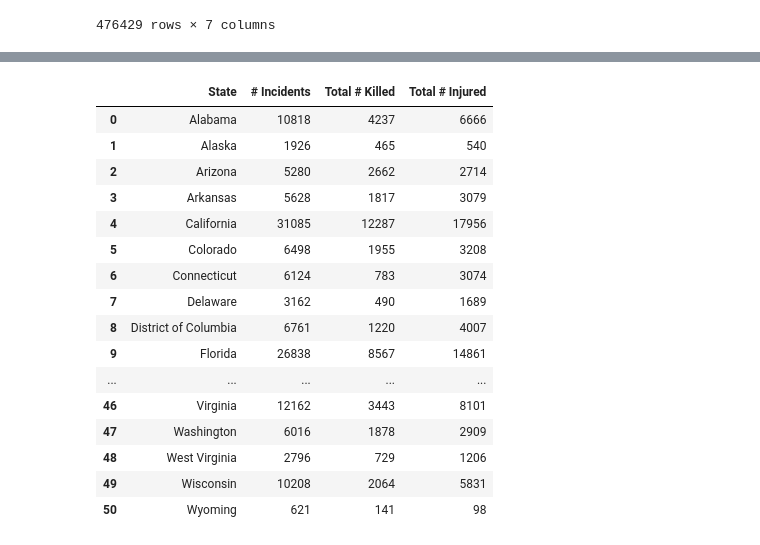
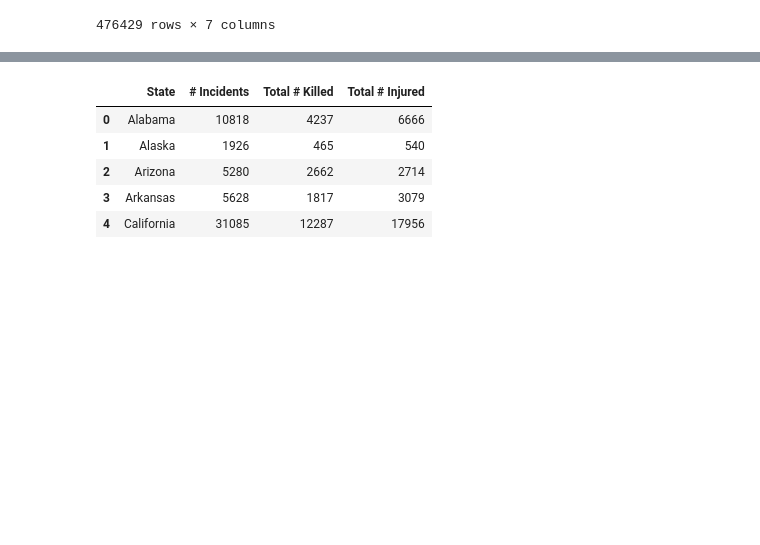
Before and after one commit to Reid04278/group-one-project1, a Jupyter notebook: Project_one_anika.ipynb, the cells around one changed output, grey strips where cells are left out. Cells and saved outputs as stored; diff of their text form; code cells hidden in the pictures; blank space fills up the shorter version.

```diff
--- a/Project_one_anika.ipynb
+++ b/Project_one_anika.ipynb
@@ -172,26 +190,15 @@ total_num_injured_per_state = combined_incidents_df.groupby(['State']).sum()["#
 # %%
 state_count_all_incidents["Total # Killed"]=total_num_killed_per_state
 state_count_all_incidents["Total # Injured"] = total_num_injured_per_state
 state_count_all_incidents = state_count_all_incidents.reset_index()
-state_count_all_incidents
+state_count_all_incidents.head()
 # %% [output]
 |  | State | # Incidents | Total # Killed | Total # Injured |
 | 0 | Alabama | 10818 | 4237 | 6666 |
 | 1 | Alaska | 1926 | 465 | 540 |
 | 2 | Arizona | 5280 | 2662 | 2714 |
 | 3 | Arkansas | 5628 | 1817 | 3079 |
 | 4 | California | 31085 | 12287 | 17956 |
-| 5 | Colorado | 6498 | 1955 | 3208 |
-| 6 | Connecticut | 6124 | 783 | 3074 |
-| 7 | Delaware | 3162 | 490 | 1689 |
-| 8 | District of Columbia | 6761 | 1220 | 4007 |
-| 9 | Florida | 26838 | 8567 | 14861 |
-| ... | ... | ... | ... | ... |
-| 46 | Virginia | 12162 | 3443 | 8101 |
-| 47 | Washington | 6016 | 1878 | 2909 |
-| 48 | West Virginia | 2796 | 729 | 1206 |
-| 49 | Wisconsin | 10208 | 2064 | 5831 |
-| 50 | Wyoming | 621 | 141 | 98 |
 # %%
 state_count_all_incidents.to_csv("state_count_all_incidents.csv")
 
```
Also changed, not shown: parts of 20 cells of this notebook, 3 other files.
